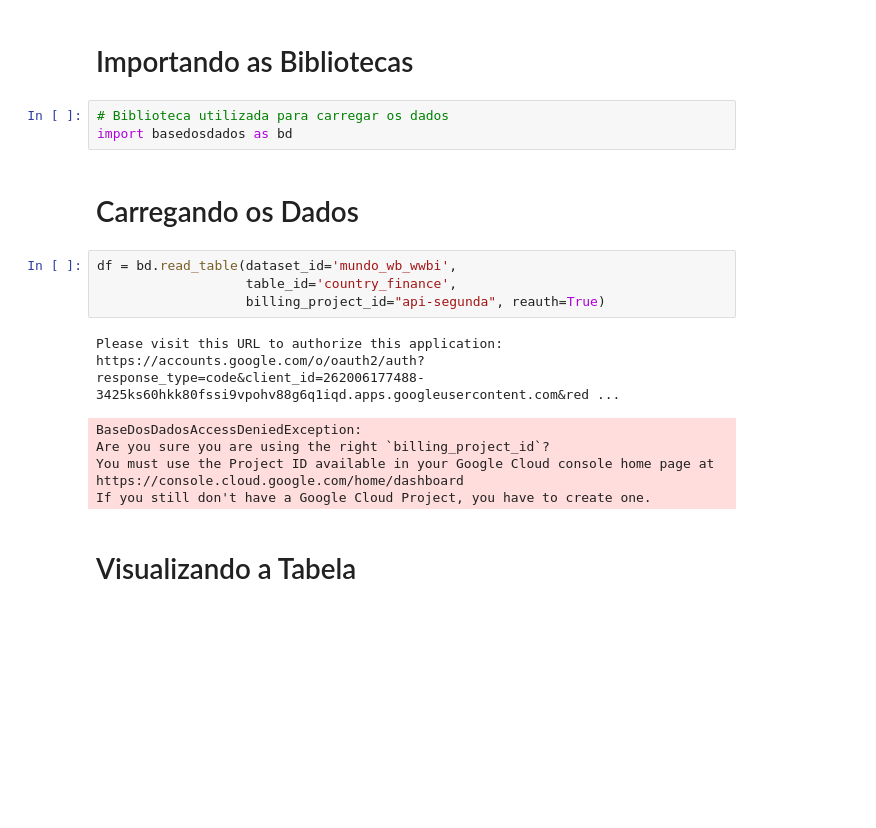
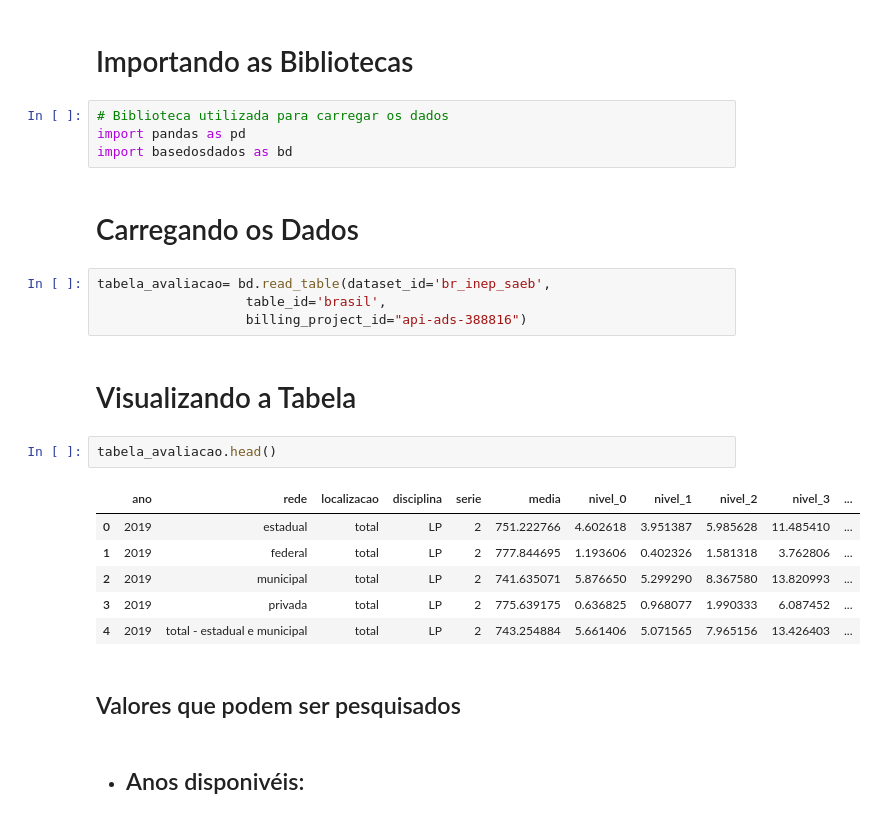
Before and after one commit to Robson348/api-iot, a Jupyter notebook: api-em-python.ipynb, the cells around one changed output. Saved outputs shown, nothing was run; the diff lists cells and outputs as text; blank space fills up the shorter version.

```diff
--- a/api-em-python.ipynb
+++ b/api-em-python.ipynb
@@ -30,18 +24,26 @@
 # Importando as Bibliotecas
 # %%
 # Biblioteca utilizada para carregar os dados
+import pandas as pd
 import basedosdados as bd
 # %% [markdown]
 # Carregando os Dados
 # %%
-df = bd.read_table(dataset_id='mundo_wb_wwbi',
-                   table_id='country_finance',
-                   billing_project_id="api-segunda", reauth=True)
+tabela_avaliacao= bd.read_table(dataset_id='br_inep_saeb',
+                   table_id='brasil',
+                   billing_project_id="api-ads-388816")
-# %% [output]
-Please visit this URL to authorize this application: https://accounts.google.com/o/oauth2/auth?response_type=code&client_id=262006177488-3425ks60hkk80fssi9vpohv88g6q1iqd.apps.googleusercontent.com&red ...
-BaseDosDadosAccessDeniedException:
-Are you sure you are using the right `billing_project_id`?
-You must use the Project ID available in your Google Cloud console home page at https://console.cloud.google.com/home/dashboard
-If you still don't have a Google Cloud Project, you have to create one.
 # %% [markdown]
 # Visualizando a Tabela
+# %%
+tabela_avaliacao.head()
+# %% [output]
+|  | ano | rede | localizacao | disciplina | serie | media | nivel_0 | nivel_1 | nivel_2 | nivel_3 | ... |
+| 0 | 2019 | estadual | total | LP | 2 | 751.222766 | 4.602618 | 3.951387 | 5.985628 | 11.485410 | ... |
+| 1 | 2019 | federal | total | LP | 2 | 777.844695 | 1.193606 | 0.402326 | 1.581318 | 3.762806 | ... |
+| 2 | 2019 | municipal | total | LP | 2 | 741.635071 | 5.876650 | 5.299290 | 8.367580 | 13.820993 | ... |
+| 3 | 2019 | privada | total | LP | 2 | 775.639175 | 0.636825 | 0.968077 | 1.990333 | 6.087452 | ... |
+| 4 | 2019 | total - estadual e municipal | total | LP | 2 | 743.254884 | 5.661406 | 5.071565 | 7.965156 | 13.426403 | ... |
+# %% [markdown]
+## Valores que podem ser pesquisados
+# %% [markdown]
+* ##  Anos disponivéis:
```
Also changed, not shown: parts of 7 cells of this notebook, 1 other file.
